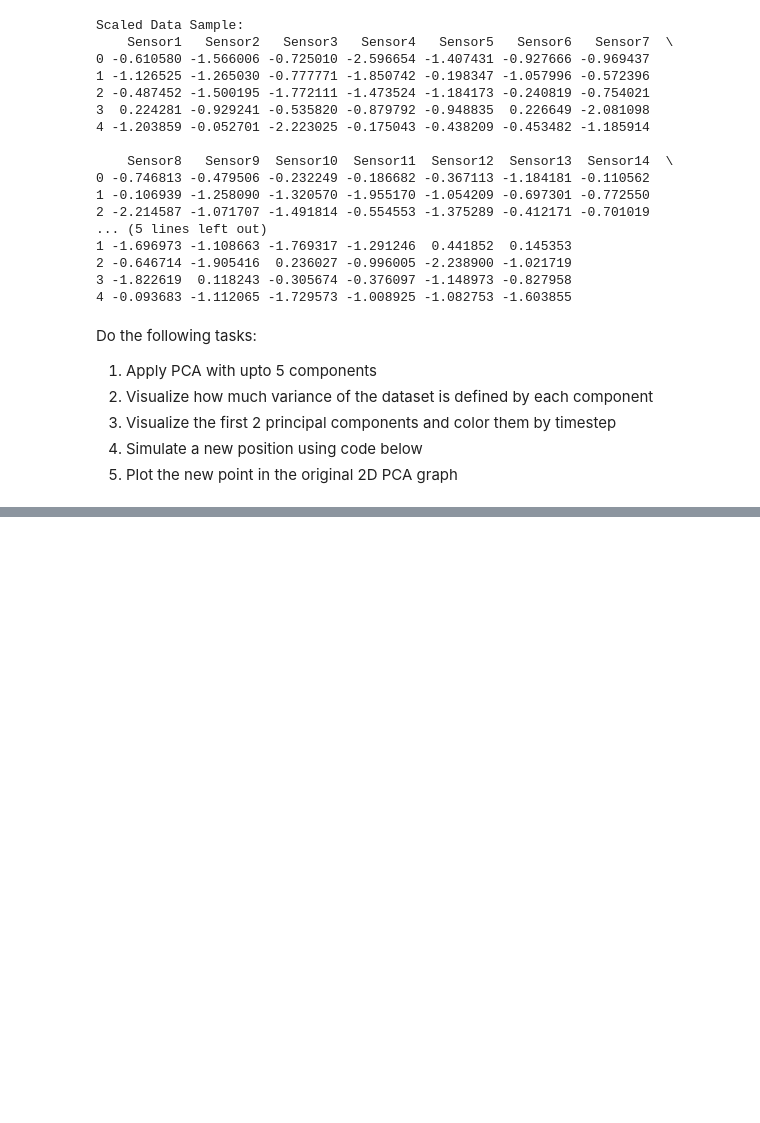
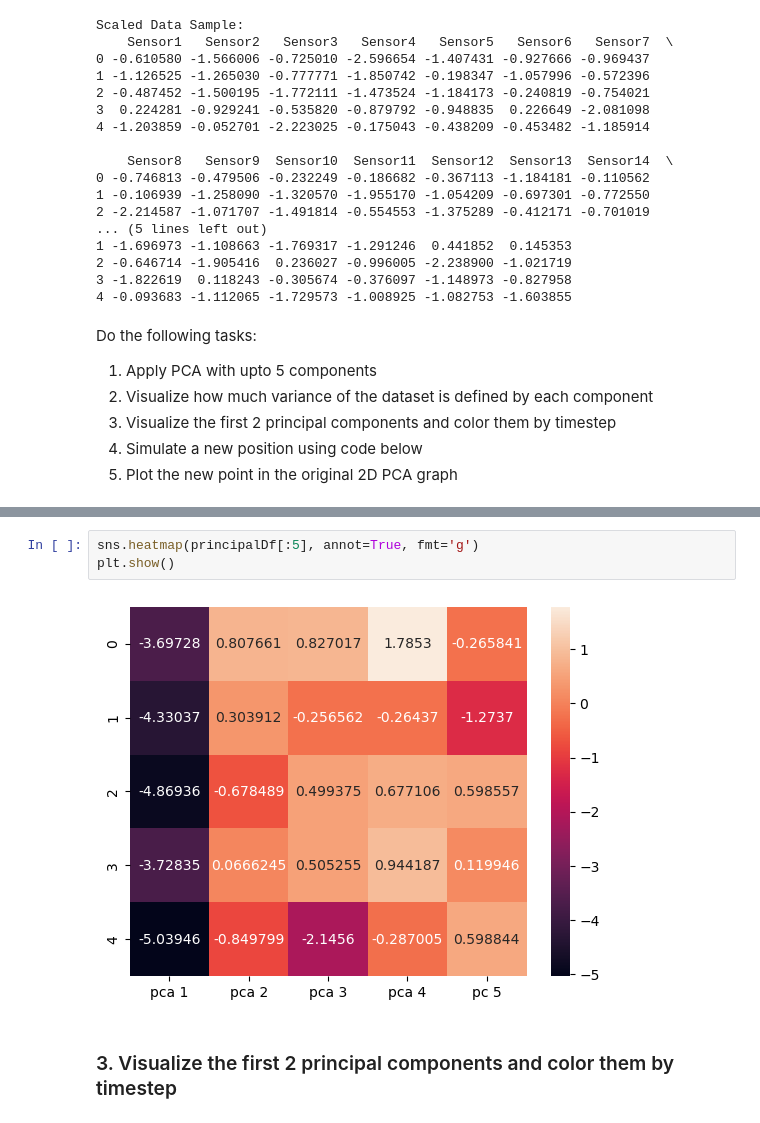
Before and after one commit to jeff0167/Data_And_Things, a Jupyter notebook: pdm_task.ipynb, the cells around one changed output, grey strips where cells are left out. Saved outputs shown, nothing was run; the diff lists cells and outputs as text; blank space fills up the shorter version.

```diff
--- a/pdm_task.ipynb
+++ b/pdm_task.ipynb
@@ -92,0 +150,7 @@ TypeError: _BasePCA.transform() missing 1 required positional argument: 'X'
+# %%
+sns.heatmap(principalDf[:5], annot=True, fmt='g')
+plt.show()
+# %% [output]
+[figure, added]
+# %% [markdown]
+### 3. Visualize the first 2 principal components and color them by timestep
```
Also changed, not shown: parts of 13 cells of this notebook.
